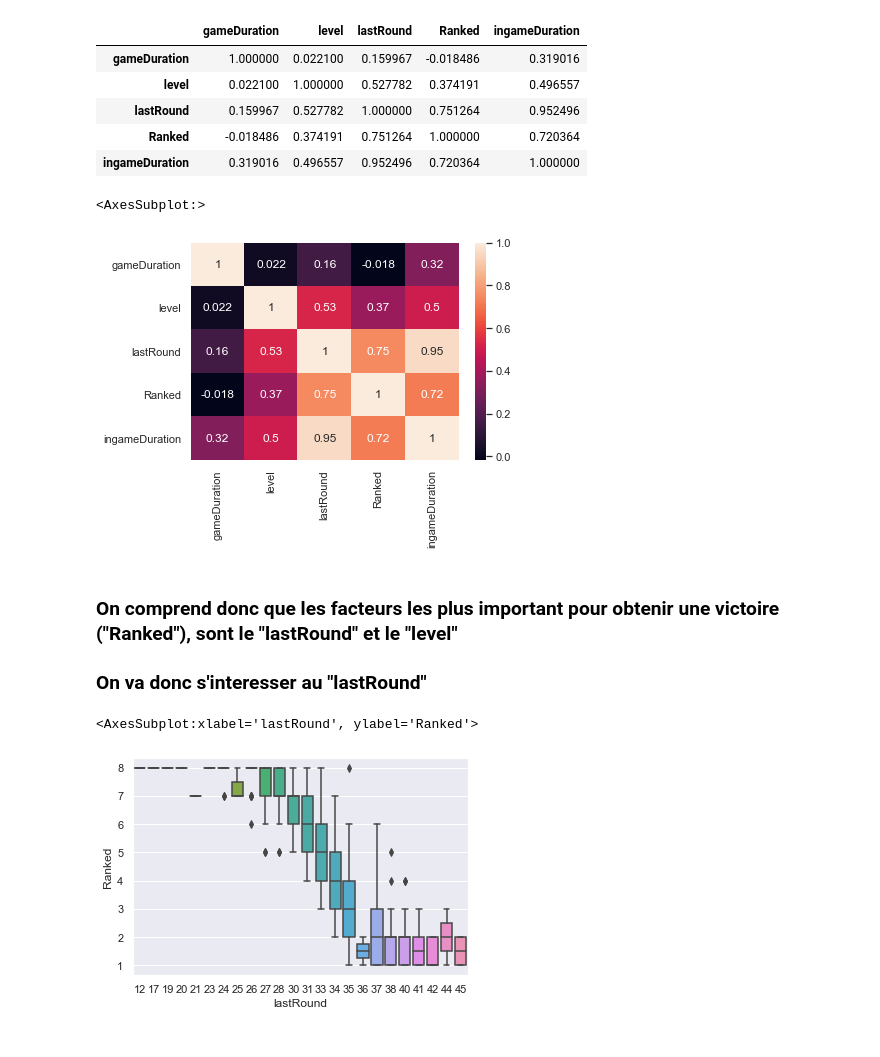
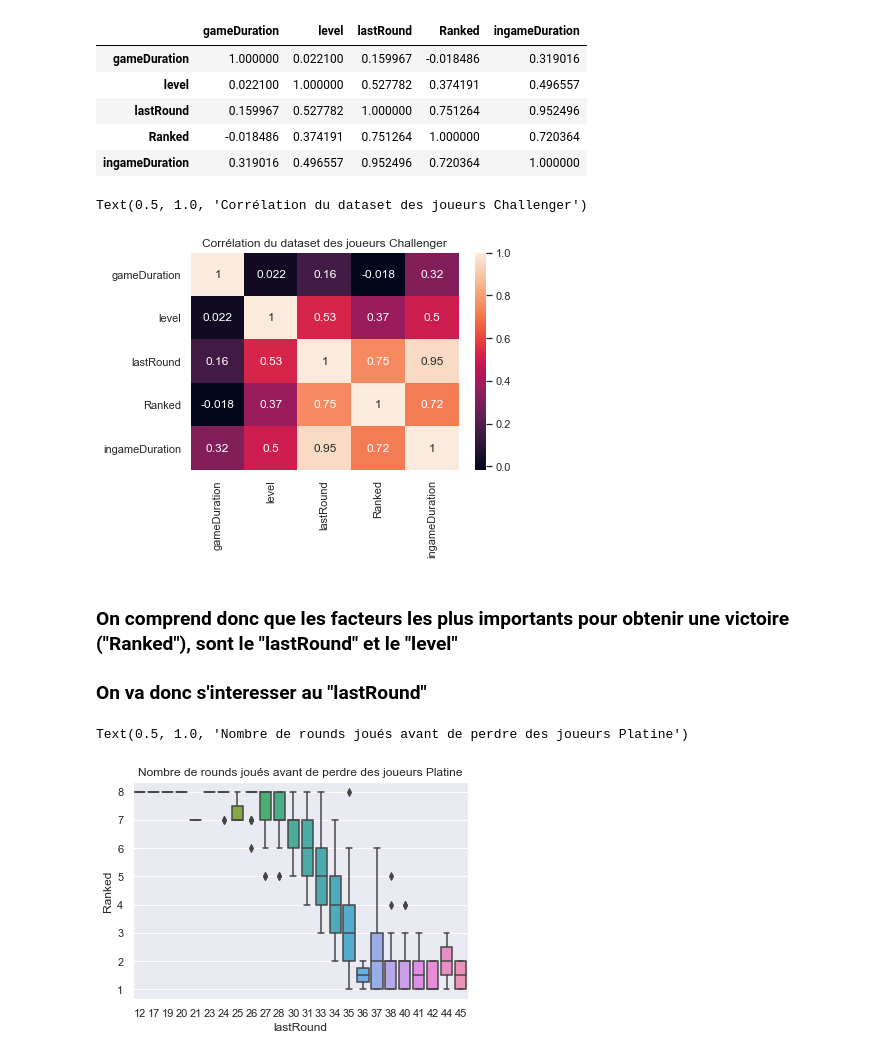
Before and after one commit to xelafi/Maths-Algo, a Jupyter notebook: Projet/TftPlatChall.ipynb, the cells around one changed output. Saved outputs shown, nothing was run; the diff lists cells and outputs as text; code cells hidden in the pictures.

```diff
--- a/Projet/TftPlatChall.ipynb
+++ b/Projet/TftPlatChall.ipynb
@@ -258,18 +264,20 @@ DataCorrChall
 | ingameDuration | 0.319016 | 0.496557 | 0.952496 | 0.720364 | 1.000000 |
 # %%
 sns.heatmap(DataCorrChall, annot=True)
+plt.title("Corrélation du dataset des joueurs Challenger")
 # %% [output]
-<AxesSubplot:>
+Text(0.5, 1.0, 'Corrélation du dataset des joueurs Challenger')
-[figure, old version]
+[figure, new version]
 # %% [markdown]
-### On comprend donc que les facteurs les plus important pour obtenir une victoire ("Ranked"), sont le "lastRound" et le "level"
+### On comprend donc que les facteurs les plus importants pour obtenir une victoire ("Ranked"), sont le "lastRound" et le "level"
 
 
 ### On va donc s'interesser au "lastRound"
 # %%
 sns.boxplot(data=DataPlat, x="lastRound", y="Ranked")
+plt.title("Nombre de rounds joués avant de perdre des joueurs Platine")
 # %% [output]
-<AxesSubplot:xlabel='lastRound', ylabel='Ranked'>
+Text(0.5, 1.0, 'Nombre de rounds joués avant de perdre des joueurs Platine')
-[figure, old version]
+[figure, new version]
 # %%
 sns.boxplot(data=DataChall, x="lastRound", y="Ranked")
```
Also changed, not shown: parts of 23 cells of this notebook.
